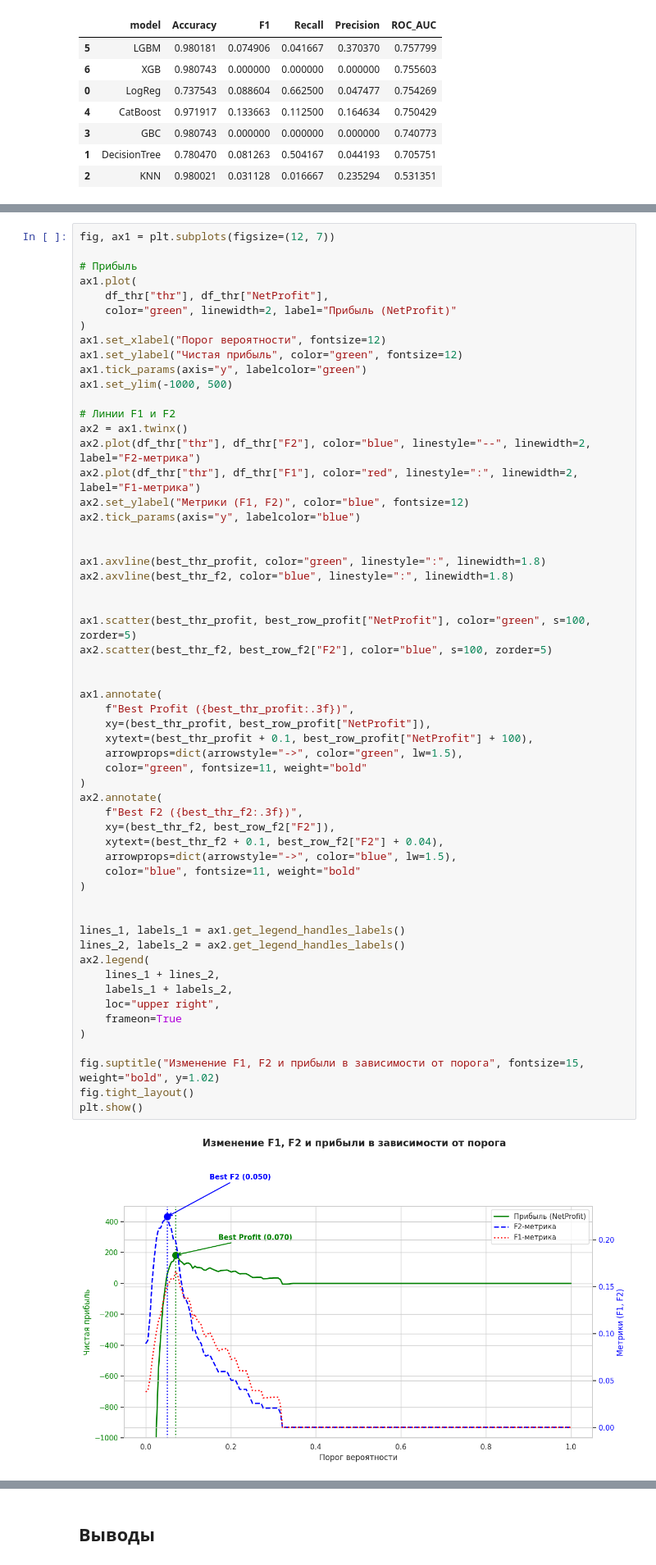
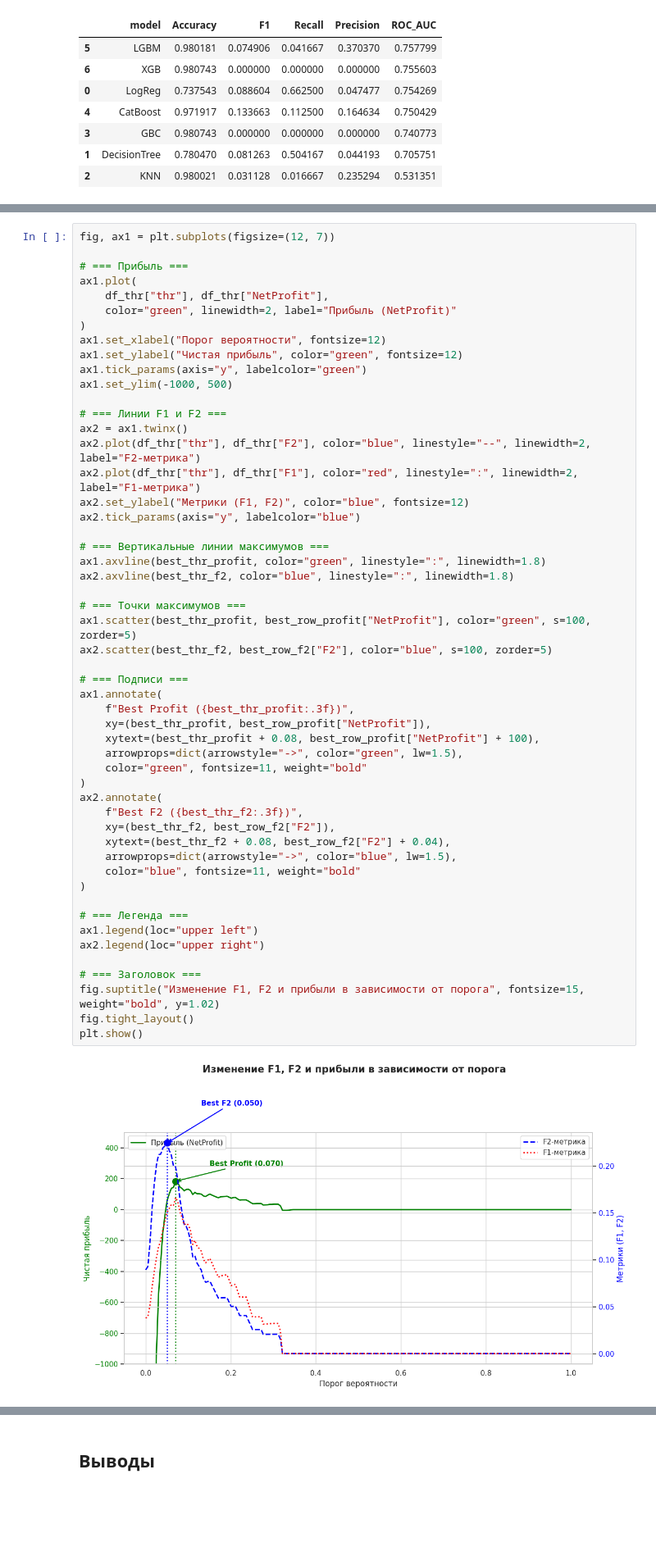
Before and after one commit to 104pdp/marketing, a Jupyter notebook: Marketing_Zhuravel.ipynb, the cells around one changed output, grey strips where cells are left out. Shown at 82% size. Saved outputs shown, nothing was run; the diff lists cells and outputs as text; blank space fills up the shorter version.

```diff
--- a/Marketing_Zhuravel.ipynb
+++ b/Marketing_Zhuravel.ipynb
@@ -1313,7 +1279,7 @@ print(f" TP={best_row_profit['TP']}, FP={best_row_profit['FP']}, NetProfit={best
 # %%
 fig, ax1 = plt.subplots(figsize=(12, 7))
 
-# Прибыль
+# === Прибыль ===
 ax1.plot(
     df_thr["thr"], df_thr["NetProfit"],
     color="green", linewidth=2, label="Прибыль (NetProfit)"
@@ -1323,52 +1289,47 @@ ax1.set_ylabel("Чистая прибыль", color="green", fontsize=12)
 ax1.tick_params(axis="y", labelcolor="green")
 ax1.set_ylim(-1000, 500)
 
-# Линии F1 и F2
+# === Линии F1 и F2 ===
 ax2 = ax1.twinx()
 ax2.plot(df_thr["thr"], df_thr["F2"], color="blue", linestyle="--", linewidth=2, label="F2-метрика")
 ax2.plot(df_thr["thr"], df_thr["F1"], color="red", linestyle=":", linewidth=2, label="F1-метрика")
 ax2.set_ylabel("Метрики (F1, F2)", color="blue", fontsize=12)
 ax2.tick_params(axis="y", labelcolor="blue")
 
-
+# === Вертикальные линии максимумов ===
 ax1.axvline(best_thr_profit, color="green", linestyle=":", linewidth=1.8)
 ax2.axvline(best_thr_f2, color="blue", linestyle=":", linewidth=1.8)
 
-
+# === Точки максимумов ===
 ax1.scatter(best_thr_profit, best_row_profit["NetProfit"], color="green", s=100, zorder=5)
 ax2.scatter(best_thr_f2, best_row_f2["F2"], color="blue", s=100, zorder=5)
 
-
+# === Подписи ===
 ax1.annotate(
     f"Best Profit ({best_thr_profit:.3f})",
     xy=(best_thr_profit, best_row_profit["NetProfit"]),
-    xytext=(best_thr_profit + 0.1, best_row_profit["NetProfit"] + 100),
+    xytext=(best_thr_profit + 0.08, best_row_profit["NetProfit"] + 100),
     arrowprops=dict(arrowstyle="->", color="green", lw=1.5),
     color="green", fontsize=11, weight="bold"
 )
 ax2.annotate(
     f"Best F2 ({best_thr_f2:.3f})",
     xy=(best_thr_f2, best_row_f2["F2"]),
-    xytext=(best_thr_f2 + 0.1, best_row_f2["F2"] + 0.04),
+    xytext=(best_thr_f2 + 0.08, best_row_f2["F2"] + 0.04),
     arrowprops=dict(arrowstyle="->", color="blue", lw=1.5),
     color="blue", fontsize=11, weight="bold"
 )
 
+# === Легенда ===
+ax1.legend(loc="upper left")
+ax2.legend(loc="upper right")
 
-lines_1, labels_1 = ax1.get_legend_handles_labels()
-lines_2, labels_2 = ax2.get_legend_handles_labels()
-ax2.legend(
-    lines_1 + lines_2,
-    labels_1 + labels_2,
-    loc="upper right",
-    frameon=True
-)
-
+# === Заголовок ===
 fig.suptitle("Изменение F1, F2 и прибыли в зависимости от порога", fontsize=15, weight="bold", y=1.02)
 fig.tight_layout()
 plt.show()
 # %% [output]
-[figure, old version]
+[figure, new version]
 # %% [markdown]
 Изменение F1, F2 и прибыли в зависимости от порога
 
```
Also changed, not shown: parts of 15 cells of this notebook.
